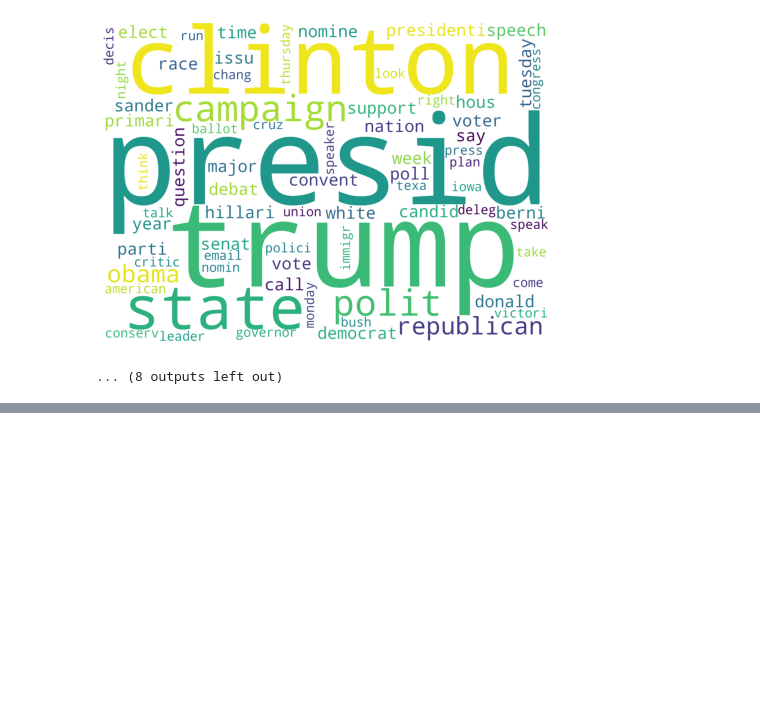
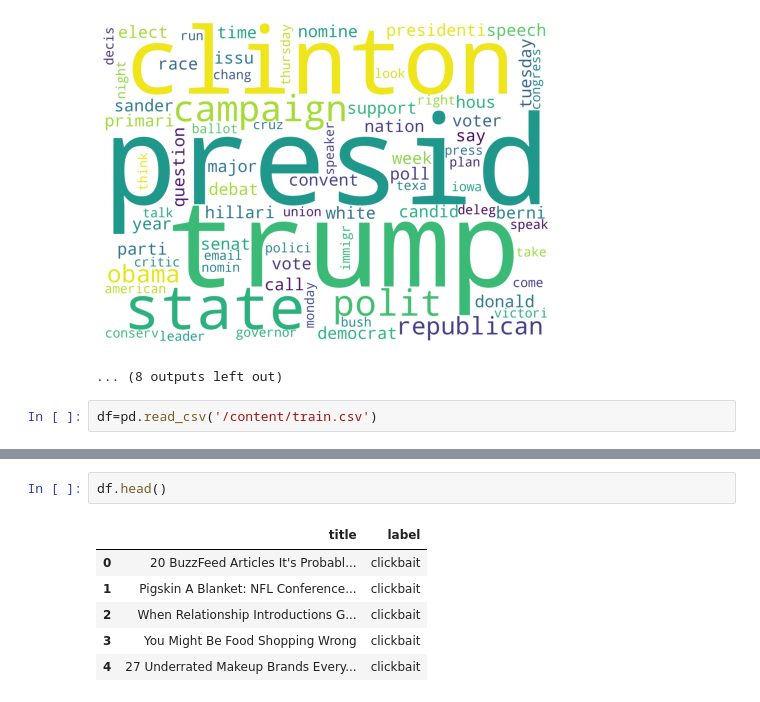
Before and after one commit to Jagdishkharatmol/latent-dirichlet-allocation, a Jupyter notebook: LDA_project.ipynb, the cells around one changed output, grey strips where cells are left out. Drawn from its saved outputs; the diff is of its cells as text; blank space fills up the shorter version.

```diff
--- a/LDA_project.ipynb
+++ b/LDA_project.ipynb
@@ -652,3 +613,5 @@ Wordcloud for topic: 4
 Wordcloud for topic: 5
 [figure]
 ... (8 outputs left out)
+# %%
+df=pd.read_csv('/content/train.csv')
@@ -654,0 +639,9 @@ Wordcloud for topic: 5
+# %%
+df.head()
+# %% [output]
+|  | title | label |
+| 0 | 20 BuzzFeed Articles It's Probabl... | clickbait |
+| 1 | Pigskin A Blanket: NFL Conference... | clickbait |
+| 2 | When Relationship Introductions G... | clickbait |
+| 3 | You Might Be Food Shopping Wrong | clickbait |
+| 4 | 27 Underrated Makeup Brands Every... | clickbait |
```
Also changed, not shown: parts of 19 cells of this notebook.
